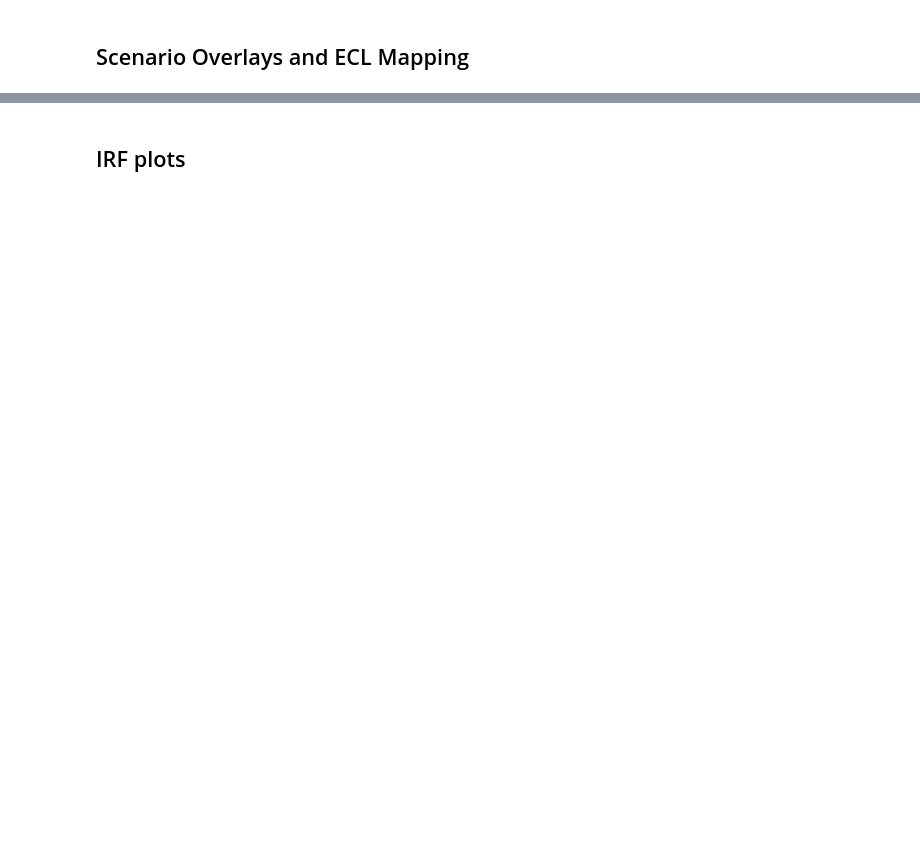
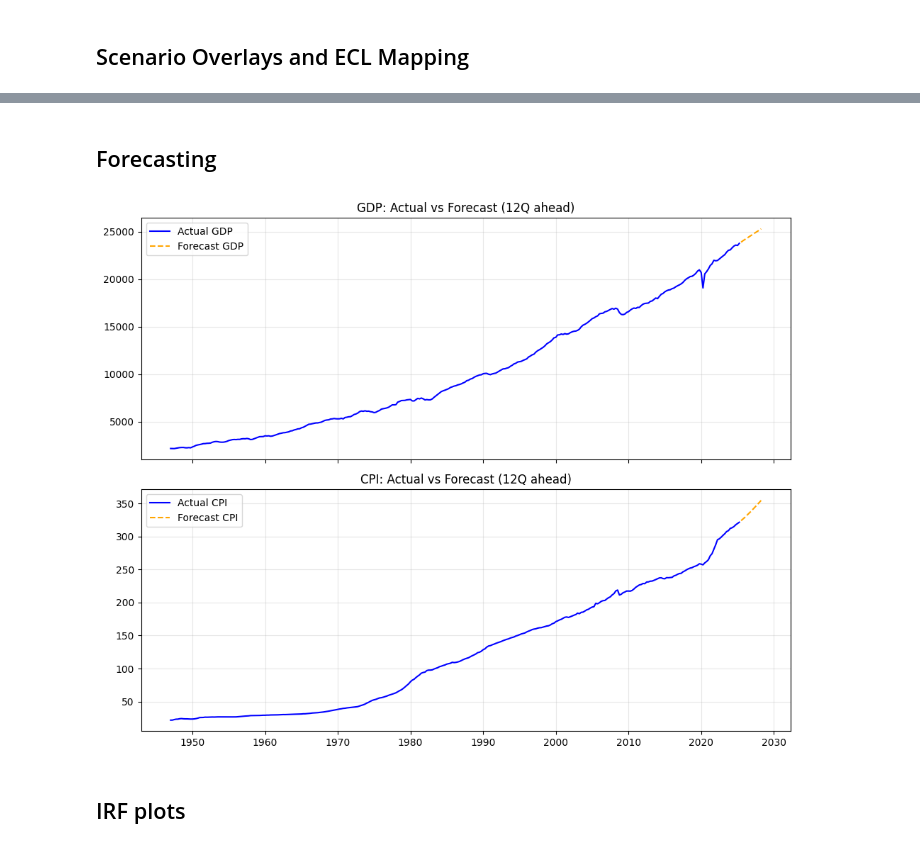
Before and after one commit to ruchimal3586/investment-analytics, a Jupyter notebook: macro-credit-sim/notebooks/macro-vecm-demo.ipynb, the cells around one changed output, grey strips where cells are left out. Drawn from its saved outputs; the diff is of its cells as text; code cells hidden in the pictures; blank space fills up the shorter version.

Commit message:
Update VAR(4) results, forecasting, and updated interpretations

```diff
--- a/macro-credit-sim/notebooks/macro-vecm-demo.ipynb
+++ b/macro-credit-sim/notebooks/macro-vecm-demo.ipynb
@@ -225,0 +275,2 @@ Stagflation: blended effect, moderate and persistent.
+# %% [markdown]
+## Forecasting
@@ -226,3 +299,29 @@ Stagflation: blended effect, moderate and persistent.
+# %%
+# Convert index to datetime for plotting
+
+macro_levels.index = macro_levels.index.to_timestamp()
+df_combined.index = df_combined.index.to_timestamp()
+
+fig, axes = plt.subplots(2, 1, figsize=(10, 8), sharex=True)
+
+# GDP actual vs forecast
+axes[0].plot(np.exp(macro_levels["log_gdp"]), label="Actual GDP", color="blue")
+axes[0].plot(df_combined["GDP_forecast"], label="Forecast GDP", color="orange", linestyle="--")
+axes[0].set_title("GDP: Actual vs Forecast (12Q ahead)")
+axes[0].legend()
+axes[0].grid(True, alpha=0.3)
+
+# Cp actual vs forecast
+axes[1].plot(np.exp(macro_levels["log_cpi"]), label="Actual CPI", color="blue")
+axes[1].plot(df_combined["CPI_forecast"], label="Forecast CPI", color="orange", linestyle="--")
+axes[1].set_title("CPI: Actual vs Forecast (12Q ahead)")
+axes[1].legend()
+axes[1].grid(True, alpha=0.3)
+
+plt.tight_layout()
+plt.show()
+# %% [output]
+[figure, added]
 # %% [markdown]
 ## IRF plots
 # %%
```
Also changed, not shown: parts of 10 cells of this notebook, 1 other file.
